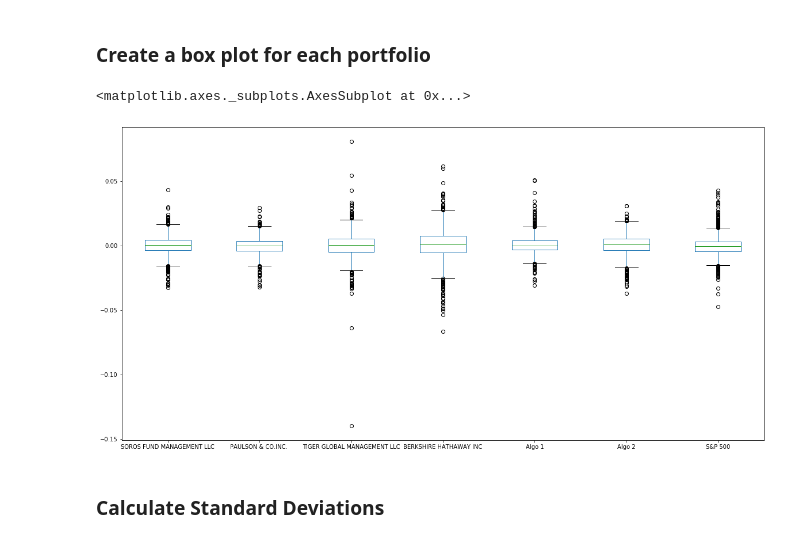
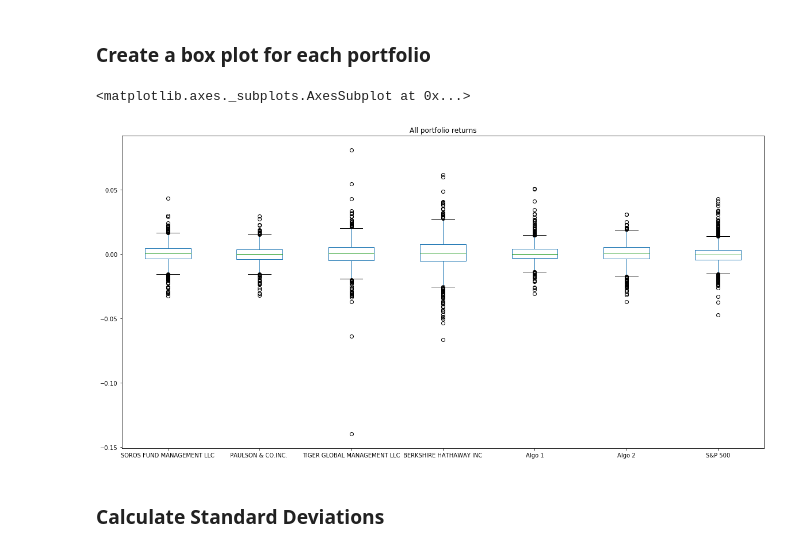
Before and after one commit to jarewa2/Pandas, a Jupyter notebook: whale_analysis.ipynb, the cells around one changed output. Saved outputs shown, nothing was run; the diff lists cells and outputs as text; code cells hidden in the pictures.

```diff
--- a/whale_analysis.ipynb
+++ b/whale_analysis.ipynb
@@ -227,13 +227,13 @@ Determine the _risk_ of each portfolio:
 ### Create a box plot for each portfolio
 # %%
 # Box plot to visually show risk
-combined_df.plot(kind="box", figsize=(20,10))
+combined_df.plot(kind="box", title= "All portfolio returns",figsize=(20,10))
 #whale.plot(kind="box", title= "Whale Returns", figsize=(15,10))
 #algo.plot(kind="box", title= "Algo Returns", figsize=(15,10))
 #daily_returns.plot(kind="box", title= "S&P 500 Returns", figsize=(15,10))
 # %% [output]
 <matplotlib.axes._subplots.AxesSubplot at 0x...>
-[figure, old version]
+[figure, new version]
 # %% [markdown]
 ### Calculate Standard Deviations
 # %%
```
Also changed, not shown: parts of 1 cell of this notebook.
